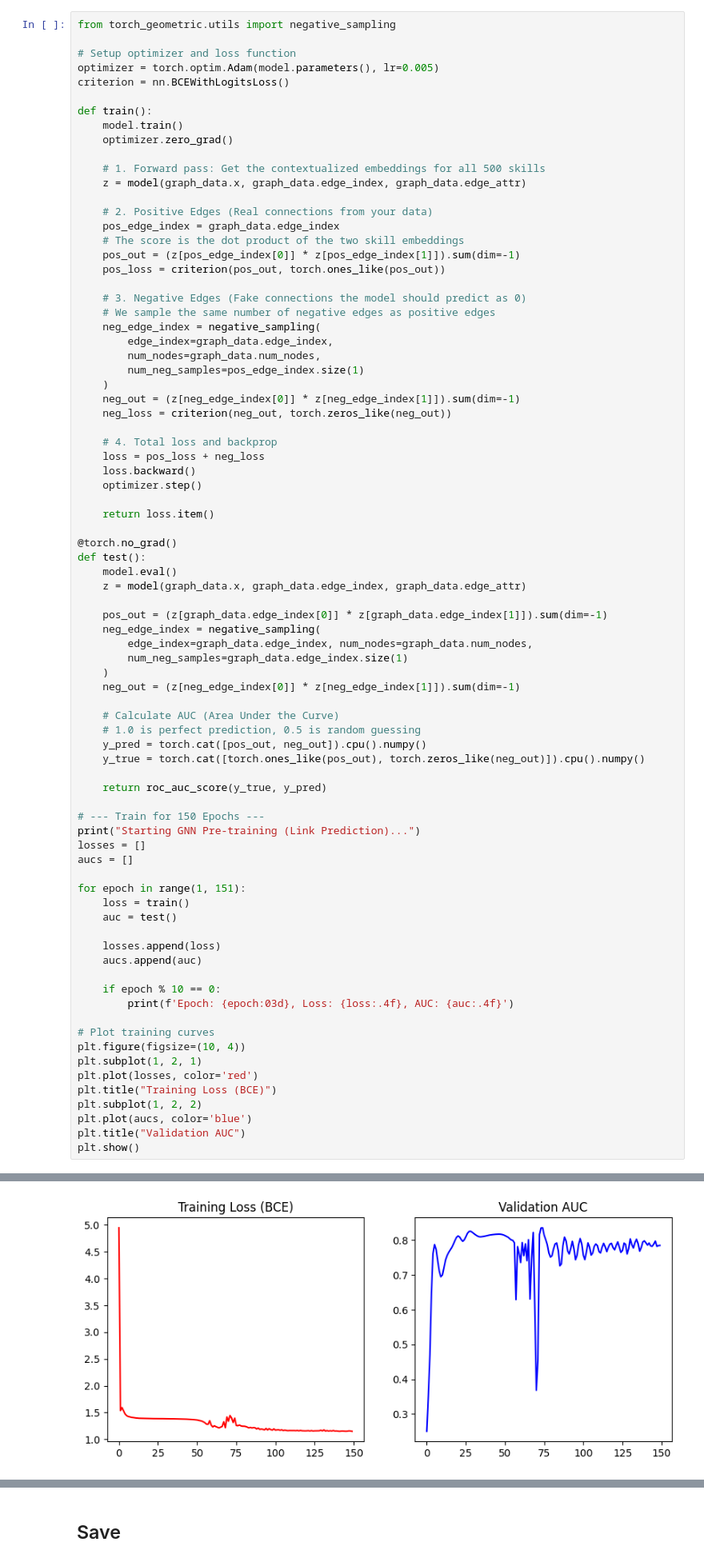
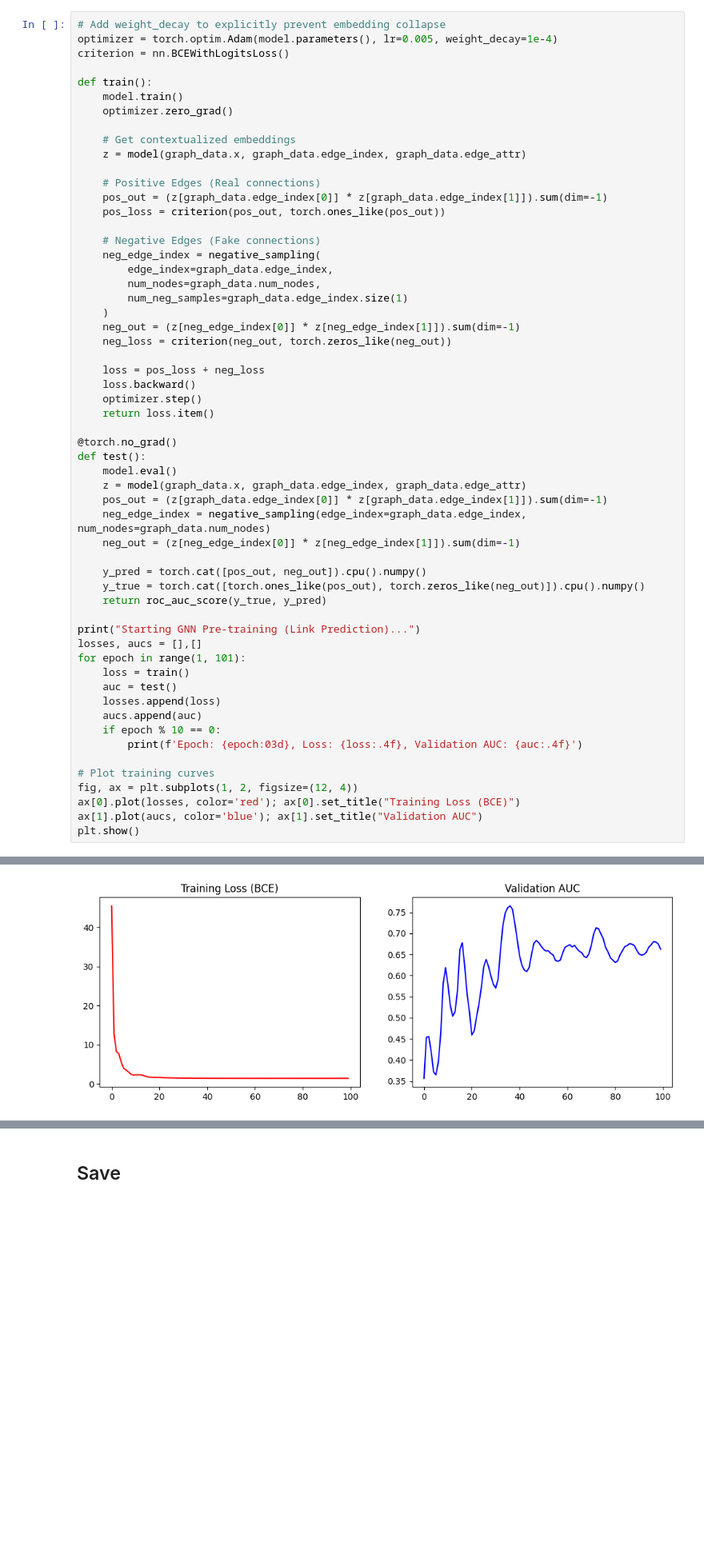
Before and after one commit to 16srivarshitha/Recourse-ATS, a Jupyter notebook: gnn-pre-training.ipynb, the cells around one changed output, grey strips where cells are left out. Shown at 80% size. Drawn from its saved outputs; the diff is of its cells as text; blank space fills up the shorter version.

```diff
--- a/gnn-pre-training.ipynb
+++ b/gnn-pre-training.ipynb
@@ -145,82 +170,59 @@ To train a graph that has no labels -> we use link prediction
 # %%
-from torch_geometric.utils import negative_sampling
-
-# Setup optimizer and loss function
-optimizer = torch.optim.Adam(model.parameters(), lr=0.005)
+# Add weight_decay to explicitly prevent embedding collapse
+optimizer = torch.optim.Adam(model.parameters(), lr=0.005, weight_decay=1e-4)
 criterion = nn.BCEWithLogitsLoss()
 
 def train():
     model.train()
     optimizer.zero_grad()
 
-    # 1. Forward pass: Get the contextualized embeddings for all 500 skills
+    # Get contextualized embeddings
     z = model(graph_data.x, graph_data.edge_index, graph_data.edge_attr)
 
-    # 2. Positive Edges (Real connections from your data)
-    pos_edge_index = graph_data.edge_index
-    # The score is the dot product of the two skill embeddings
-    pos_out = (z[pos_edge_index[0]] * z[pos_edge_index[1]]).sum(dim=-1)
+    # Positive Edges (Real connections)
+    pos_out = (z[graph_data.edge_index[0]] * z[graph_data.edge_index[1]]).sum(dim=-1)
     pos_loss = criterion(pos_out, torch.ones_like(pos_out))
 
-    # 3. Negative Edges (Fake connections the model should predict as 0)
-    # We sample the same number of negative edges as positive edges
+    # Negative Edges (Fake connections)
     neg_edge_index = negative_sampling(
         edge_index=graph_data.edge_index,
         num_nodes=graph_data.num_nodes,
-        num_neg_samples=pos_edge_index.size(1)
+        num_neg_samples=graph_data.edge_index.size(1)
     )
     neg_out = (z[neg_edge_index[0]] * z[neg_edge_index[1]]).sum(dim=-1)
     neg_loss = criterion(neg_out, torch.zeros_like(neg_out))
 
-    # 4. Total loss and backprop
     loss = pos_loss + neg_loss
     loss.backward()
     optimizer.step()
-
     return loss.item()
 
 @torch.no_grad()
 def test():
     model.eval()
     z = model(graph_data.x, graph_data.edge_index, graph_data.edge_attr)
-
     pos_out = (z[graph_data.edge_index[0]] * z[graph_data.edge_index[1]]).sum(dim=-1)
-    neg_edge_index = negative_sampling(
-        edge_index=graph_data.edge_index, num_nodes=graph_data.num_nodes,
-        num_neg_samples=graph_data.edge_index.size(1)
-    )
+    neg_edge_index = negative_sampling(edge_index=graph_data.edge_index, num_nodes=graph_data.num_nodes)
     neg_out = (z[neg_edge_index[0]] * z[neg_edge_index[1]]).sum(dim=-1)
 
-    # Calculate AUC (Area Under the Curve)
-    # 1.0 is perfect prediction, 0.5 is random guessing
     y_pred = torch.cat([pos_out, neg_out]).cpu().numpy()
     y_true = torch.cat([torch.ones_like(pos_out), torch.zeros_like(neg_out)]).cpu().numpy()
-
     return roc_auc_score(y_true, y_pred)
 
-# --- Train for 150 Epochs ---
 print("Starting GNN Pre-training (Link Prediction)...")
-losses = []
-aucs = []
-
-for epoch in range(1, 151):
+losses, aucs = [],[]
+for epoch in range(1, 101):
     loss = train()
     auc = test()
-
     losses.append(loss)
     aucs.append(auc)
-
     if epoch % 10 == 0:
-        print(f'Epoch: {epoch:03d}, Loss: {loss:.4f}, AUC: {auc:.4f}')
+        print(f'Epoch: {epoch:03d}, Loss: {loss:.4f}, Validation AUC: {auc:.4f}')
 
 # Plot training curves
-plt.figure(figsize=(10, 4))
-plt.subplot(1, 2, 1)
-plt.plot(losses, color='red')
-plt.title("Training Loss (BCE)")
-plt.subplot(1, 2, 2)
-plt.plot(aucs, color='blue')
-plt.title("Validation AUC")
+fig, ax = plt.subplots(1, 2, figsize=(12, 4))
+ax[0].plot(losses, color='red'); ax[0].set_title("Training Loss (BCE)")
+ax[1].plot(aucs, color='blue'); ax[1].set_title("Validation AUC")
 plt.show()
 # %% [output]
 Starting GNN Pre-training (Link Prediction)...
@@ -242 +239 @@ Epoch: 150, Loss: 1.1493, AUC: 0.7850
-[figure, old version]
+[figure, new version]
```
Also changed, not shown: parts of 22 cells of this notebook.
